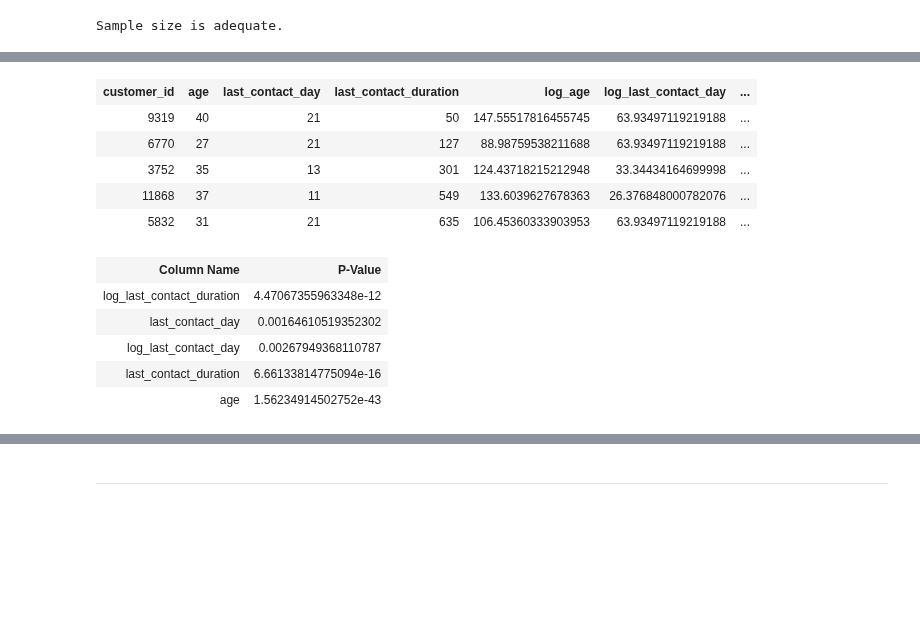
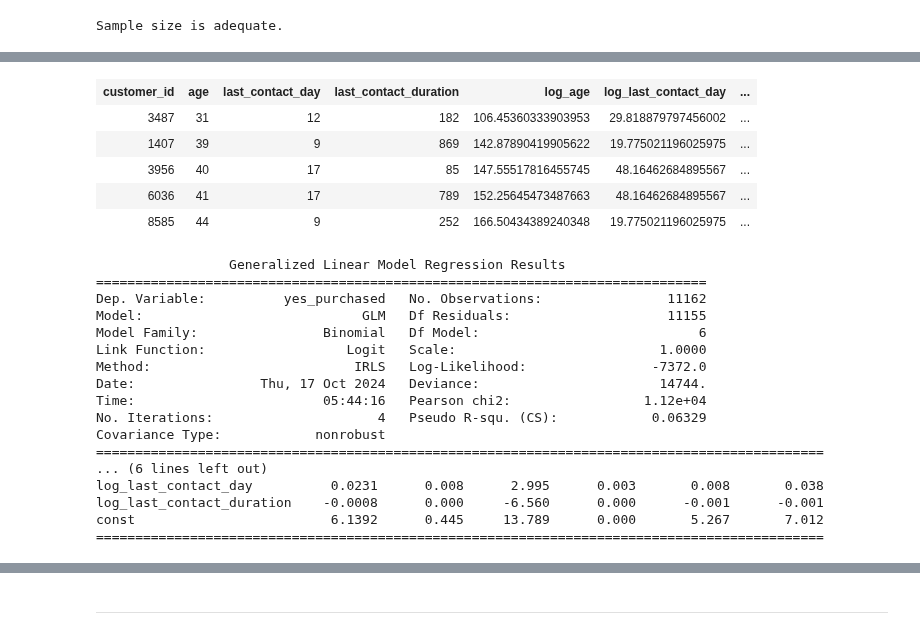
Before and after one commit to Teradata/jupyter-demos, a Jupyter notebook: UseCases/Dell_Innovation_Day/GLM_Classification.ipynb, the cells around one changed output, grey strips where cells are left out. Saved outputs shown, nothing was run; the diff lists cells and outputs as text; code cells hidden in the pictures; blank space fills up the shorter version.

```diff
--- a/UseCases/Dell_Innovation_Day/GLM_Classification.ipynb
+++ b/UseCases/Dell_Innovation_Day/GLM_Classification.ipynb
@@ -300,22 +269,47 @@ df_pval_filtered
 # %%
-df_transformed
+df_transformed.result
 # %% [output]
 | customer_id | age | last_contact_day | last_contact_duration | log_age | log_last_contact_day | ... |
-| 9319 | 40 | 21 | 50 | 147.55517816455745 | 63.93497119219188 | ... |
-| 6770 | 27 | 21 | 127 | 88.98759538211688 | 63.93497119219188 | ... |
-| 3752 | 35 | 13 | 301 | 124.43718215212948 | 33.34434164699998 | ... |
-| 11868 | 37 | 11 | 549 | 133.6039627678363 | 26.376848000782076 | ... |
-| 5832 | 31 | 21 | 635 | 106.45360333903953 | 63.93497119219188 | ... |
+| 3487 | 31 | 12 | 182 | 106.45360333903953 | 29.818879797456002 | ... |
+| 1407 | 39 | 9 | 869 | 142.87890419905622 | 19.775021196025975 | ... |
+| 3956 | 40 | 17 | 85 | 147.55517816455745 | 48.16462684895567 | ... |
+| 6036 | 41 | 17 | 789 | 152.25645473487663 | 48.16462684895567 | ... |
+| 8585 | 44 | 9 | 252 | 166.50434389240348 | 19.775021196025975 | ... |
 # %%
-lin_reg_model = valib.LinReg(data=df_transformed,
-                       columns=cols_to_keep,
-                       response_column="yes_purchased")
-# Print the results.
-lin_reg_model.model[['Column Name', 'P-Value']]
+from statsmodels.genmod.generalized_linear_model import GLM
+import statsmodels.api as sm
+from statsmodels.genmod import families
+
+df_transformed = df_transformed.result
+pdf_log = df_transformed.to_pandas()
+
+# Redefine independent variables to include interaction terms
+X_lt = pdf_log[cols_to_keep]
+y_lt = pdf_log[['yes_purchased']]
+
+# Add constant
+X_lt = sm.add_constant(X_lt, prepend=False)
+
+# Build model and fit the data (using statsmodel's Logit)
+logit_results = GLM(y_lt, X_lt, family=families.Binomial()).fit()
+
+# Display summary results
+print(logit_results.summary())
 # %% [output]
-| Column Name | P-Value |
-| log_last_contact_duration | 4.47067355963348e-12 |
-| last_contact_day | 0.00164610519352302 |
-| log_last_contact_day | 0.00267949368110787 |
-| last_contact_duration | 6.66133814775094e-16 |
-| age | 1.56234914502752e-43 |
+                 Generalized Linear Model Regression Results
+==============================================================================
+Dep. Variable:          yes_purchased   No. Observations:                11162
+Model:                            GLM   Df Residuals:                    11155
+Model Family:                Binomial   Df Model:                            6
+Link Function:                  Logit   Scale:                          1.0000
+Method:                          IRLS   Log-Likelihood:                -7372.0
+Date:                Thu, 17 Oct 2024   Deviance:                       14744.
+Time:                        05:44:16   Pearson chi2:                 1.12e+04
+No. Iterations:                     4   Pseudo R-squ. (CS):            0.06329
+Covariance Type:            nonrobust
+=============================================================================================
+... (6 lines left out)
+log_last_contact_day          0.0231      0.008      2.995      0.003       0.008       0.038
+log_last_contact_duration    -0.0008      0.000     -6.560      0.000      -0.001      -0.001
+const                         6.1392      0.445     13.789      0.000       5.267       7.012
+=============================================================================================
```
Also changed, not shown: parts of 20 cells of this notebook, 1 other file.
